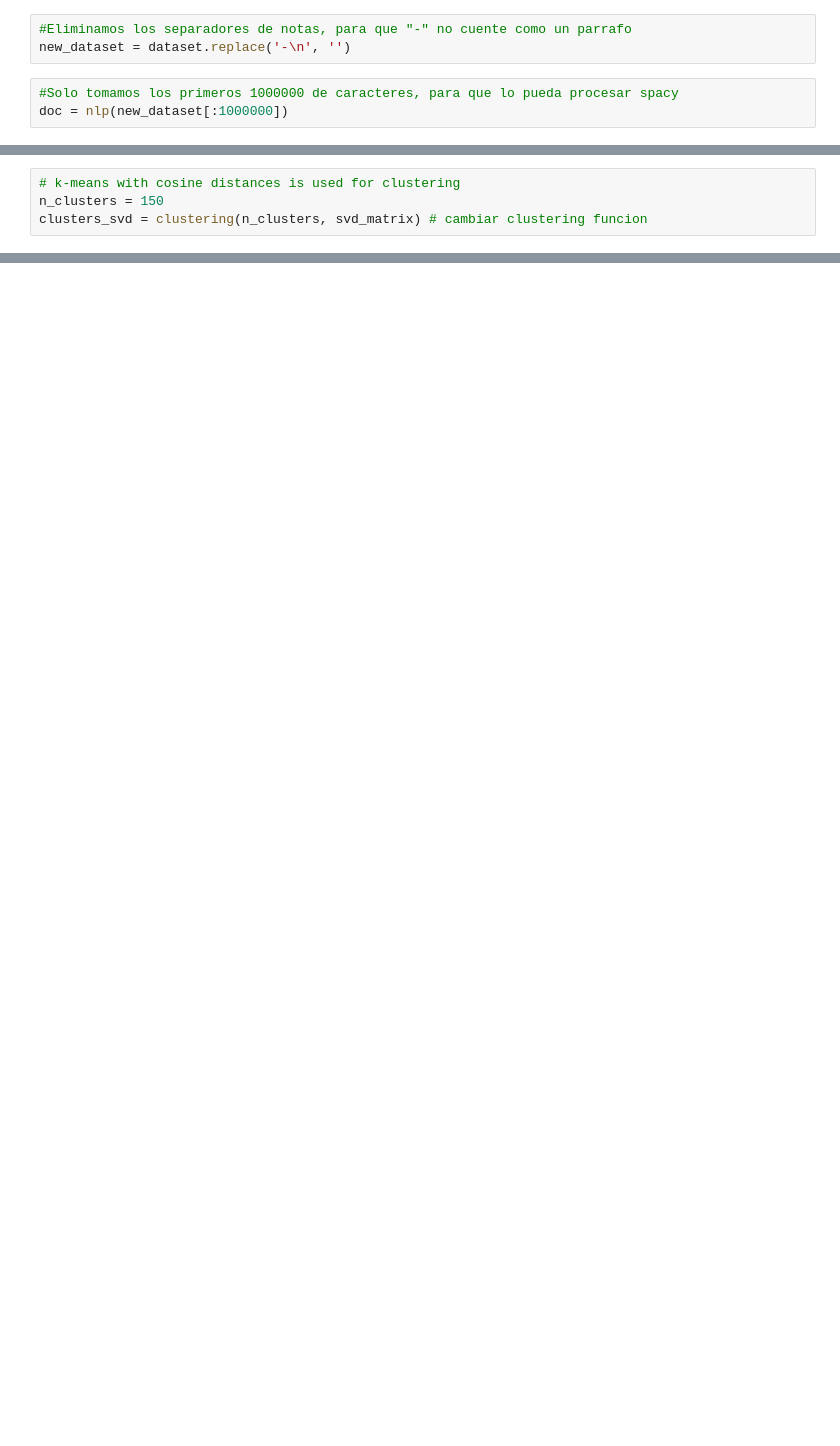
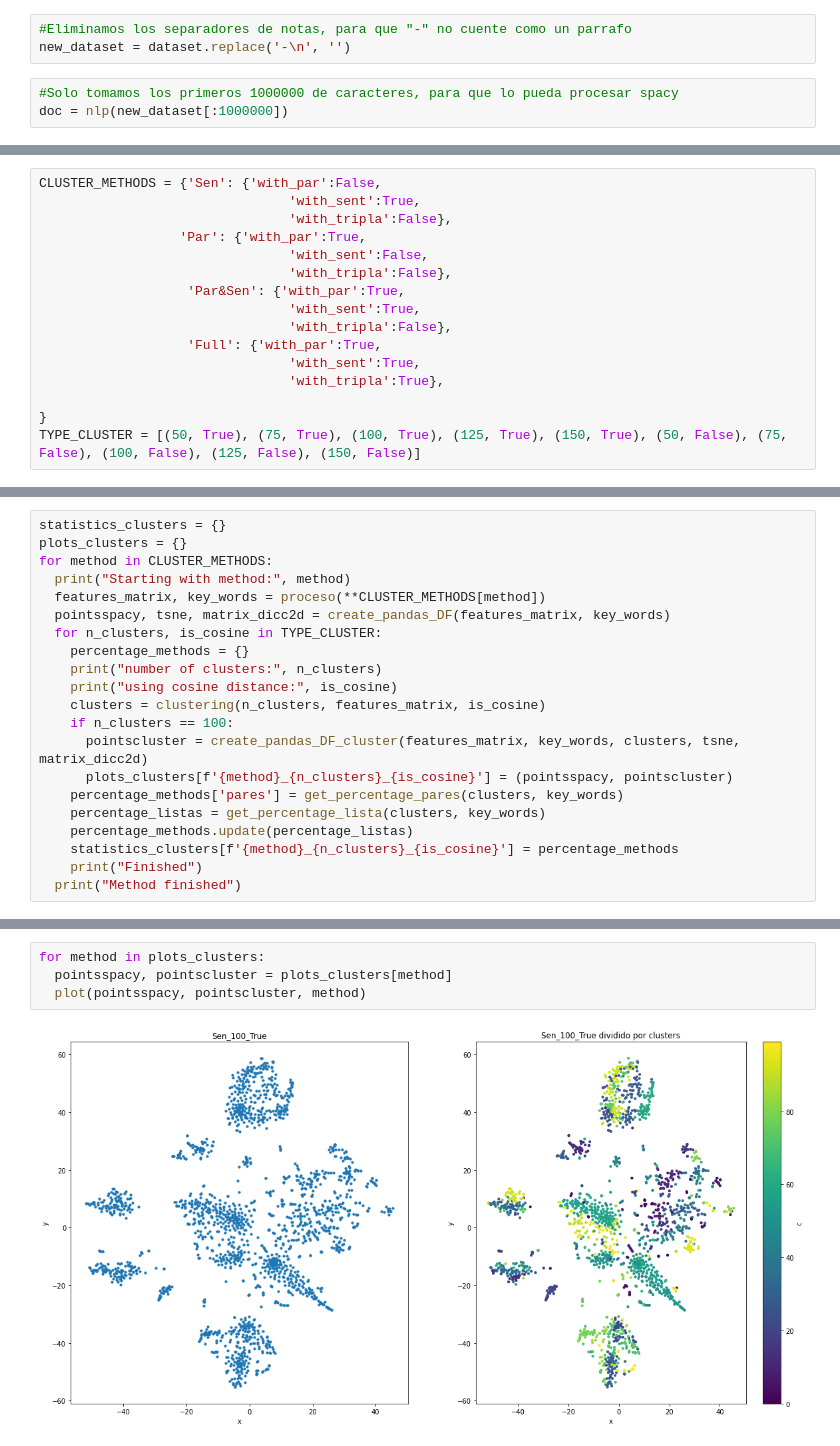
Before and after one commit to joaquinfeltes/Clustering, a Jupyter notebook: clustering__.ipynb, the cells around one changed output, grey strips where cells are left out. Cells and saved outputs as stored; diff of their text form; blank space fills up the shorter version.

```diff
--- a/clustering__.ipynb
+++ b/clustering__.ipynb
@@ -327,4 +49,0 @@ pointsspacy.plot.scatter("x", "y", s=10, figsize=(20, 12))
-# %%
-# k-means with cosine distances is used for clustering
-n_clusters = 150
-clusters_svd = clustering(n_clusters, svd_matrix) # cambiar clustering funcion
@@ -356,0 +408,16 @@ Cluster for lunes:
+# %%
+CLUSTER_METHODS = {'Sen': {'with_par':False,
+                                'with_sent':True,
+                                'with_tripla':False},
+                  'Par': {'with_par':True,
+                                'with_sent':False,
+                                'with_tripla':False},
+                   'Par&Sen': {'with_par':True,
+                                'with_sent':True,
+                                'with_tripla':False},
+                   'Full': {'with_par':True,
+                                'with_sent':True,
+                                'with_tripla':True},
+
+}
+TYPE_CLUSTER = [(50, True), (75, True), (100, True), (125, True), (150, True), (50, False), (75, False), (100, False), (125, False), (150, False)]
@@ -356,0 +427,21 @@ Cluster for lunes:
+# %%
+statistics_clusters = {}
+plots_clusters = {}
+for method in CLUSTER_METHODS:
+  print("Starting with method:", method)
+  features_matrix, key_words = proceso(**CLUSTER_METHODS[method])
+  pointsspacy, tsne, matrix_dicc2d = create_pandas_DF(features_matrix, key_words)
+  for n_clusters, is_cosine in TYPE_CLUSTER:
+    percentage_methods = {}
+    print("number of clusters:", n_clusters)
+    print("using cosine distance:", is_cosine)
+    clusters = clustering(n_clusters, features_matrix, is_cosine)
+    if n_clusters == 100:
+      pointscluster = create_pandas_DF_cluster(features_matrix, key_words, clusters, tsne, matrix_dicc2d)
+      plots_clusters[f'{method}_{n_clusters}_{is_cosine}'] = (pointsspacy, pointscluster)
+    percentage_methods['pares'] = get_percentage_pares(clusters, key_words)
+    percentage_listas = get_percentage_lista(clusters, key_words)
+    percentage_methods.update(percentage_listas)
+    statistics_clusters[f'{method}_{n_clusters}_{is_cosine}'] = percentage_methods
+    print("Finished")
+  print("Method finished")
@@ -356,0 +537,6 @@ Cluster for lunes:
+# %%
+for method in plots_clusters:
+  pointsspacy, pointscluster = plots_clusters[method]
+  plot(pointsspacy, pointscluster, method)
+# %% [output]
+[figure, added]
```
Also changed, not shown: parts of 117 cells of this notebook.
